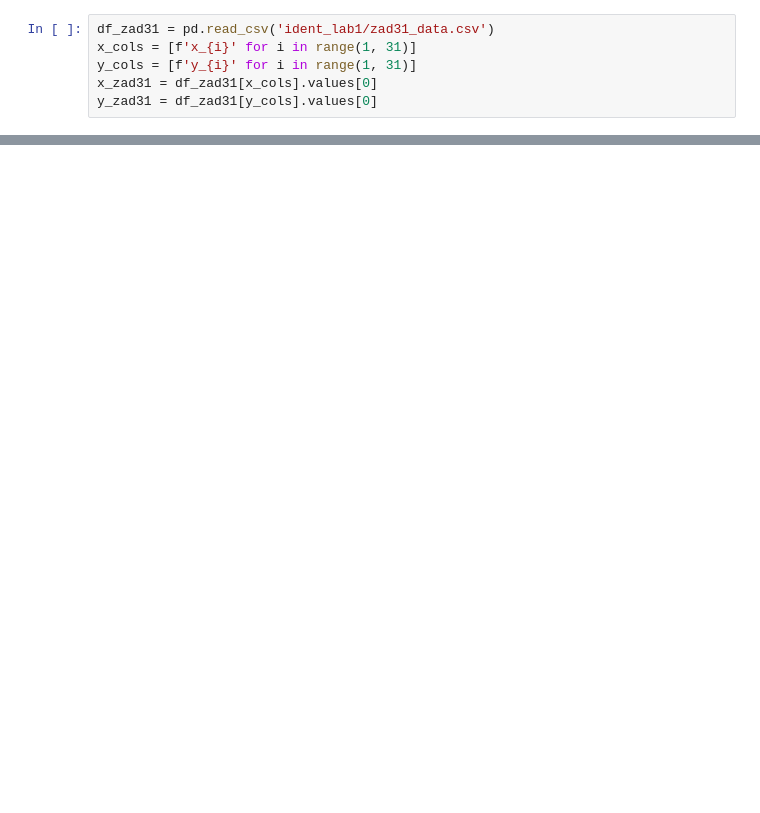
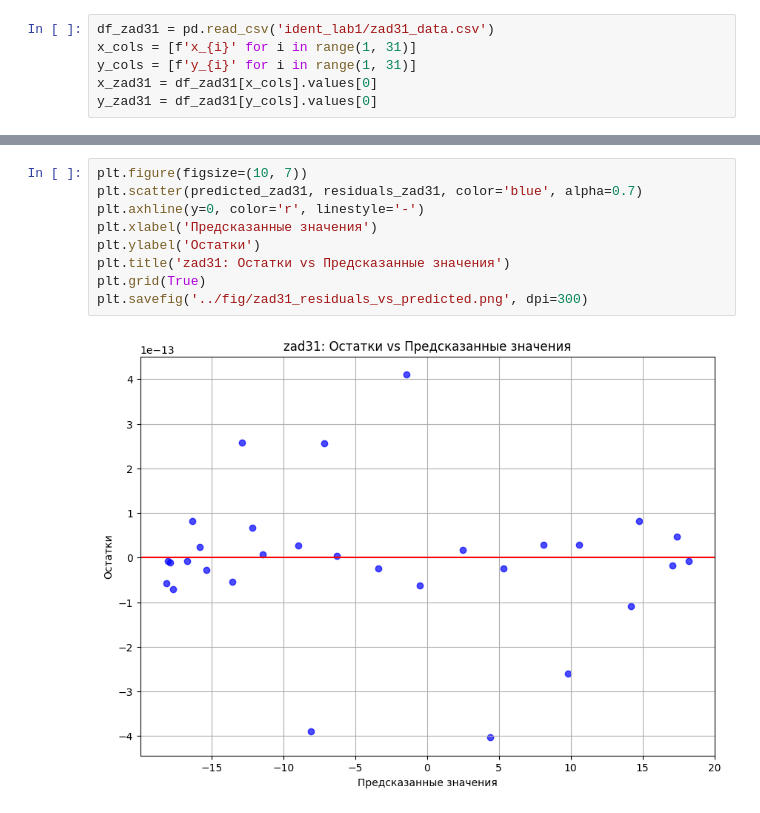
Before and after one commit to SikioN/identification_theory, a Jupyter notebook: notebooks/task3.ipynb, the cells around one changed output, grey strips where cells are left out. Cells and saved outputs as stored; diff of their text form; blank space fills up the shorter version.

```diff
--- a/notebooks/task3.ipynb
+++ b/notebooks/task3.ipynb
@@ -31,0 +149,11 @@ plt.show()
+# %%
+plt.figure(figsize=(10, 7))
+plt.scatter(predicted_zad31, residuals_zad31, color='blue', alpha=0.7)
+plt.axhline(y=0, color='r', linestyle='-')
+plt.xlabel('Предсказанные значения')
+plt.ylabel('Остатки')
+plt.title('zad31: Остатки vs Предсказанные значения')
+plt.grid(True)
+plt.savefig('../fig/zad31_residuals_vs_predicted.png', dpi=300)
+# %% [output]
+[figure, added]
```
Also changed, not shown: parts of 34 cells of this notebook, 20 other files.
